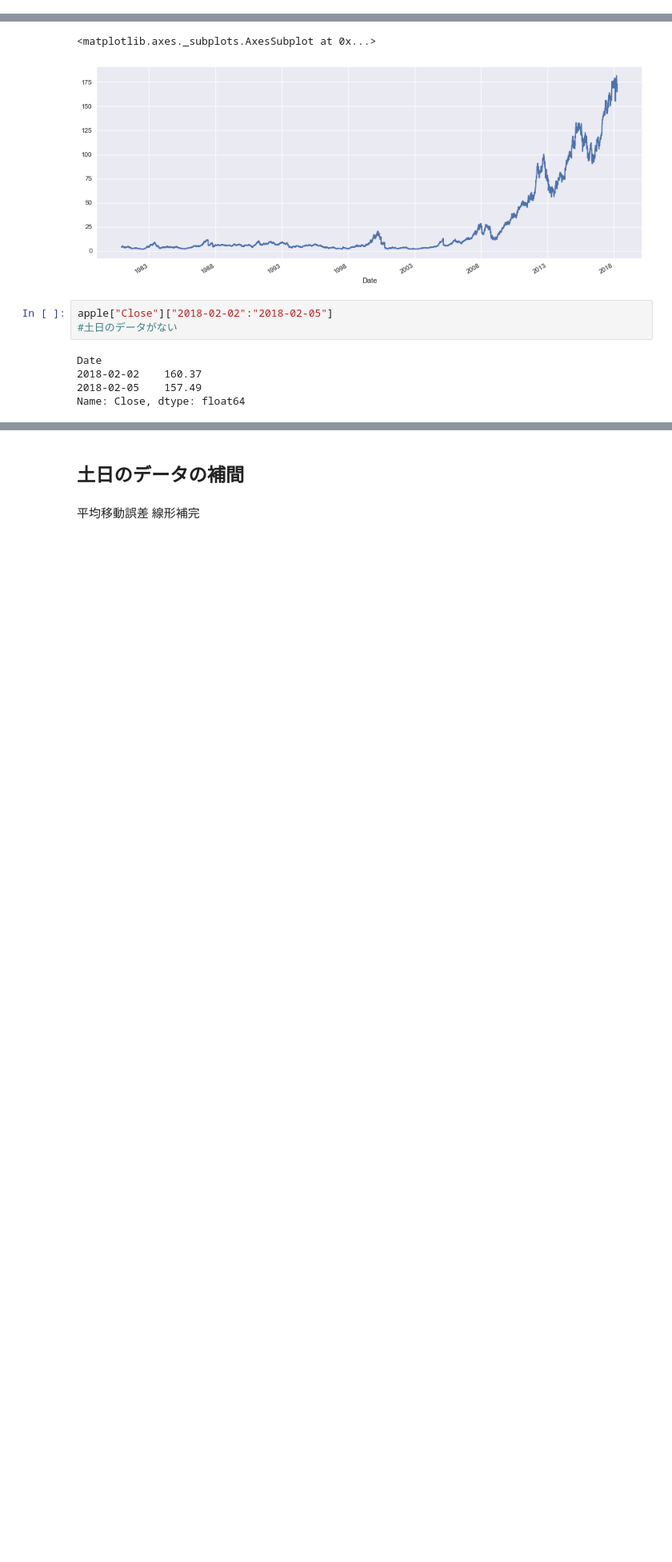
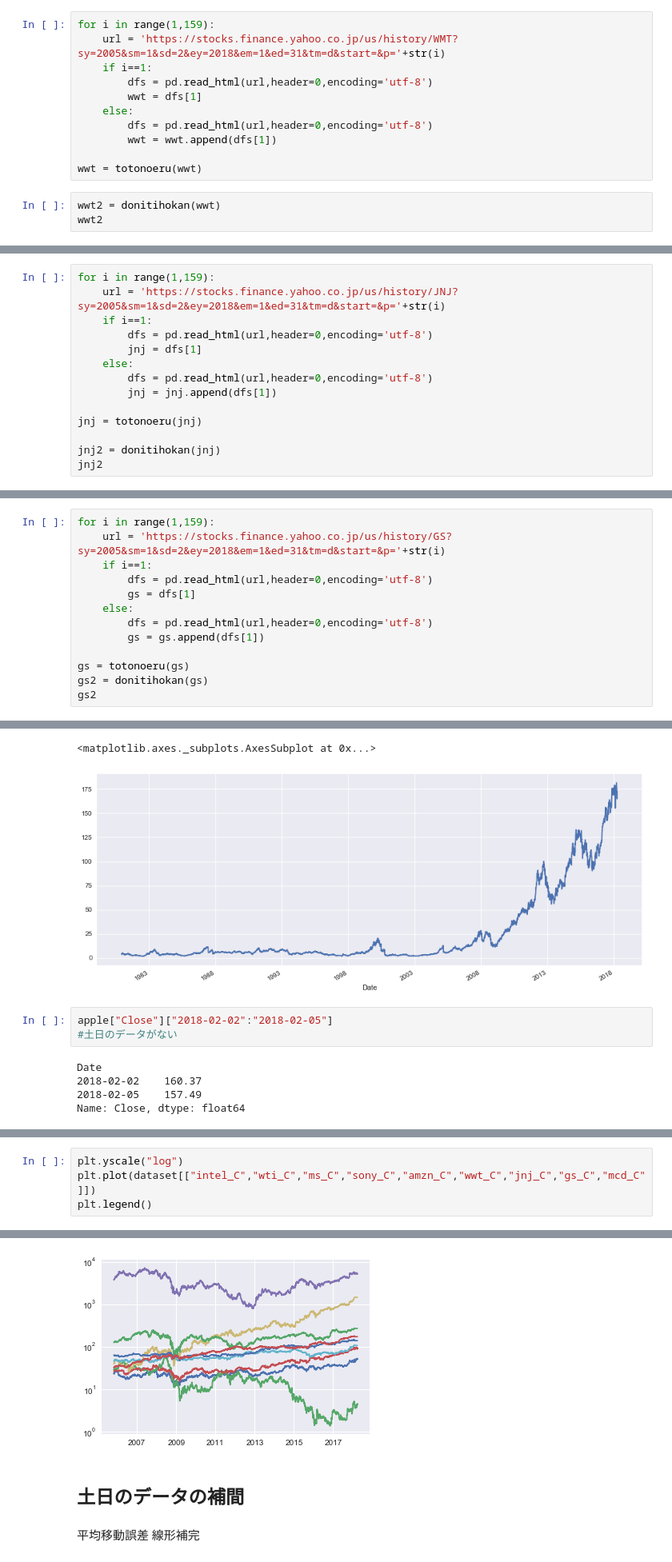
Before and after one commit to kounatsumikan/learning, a Jupyter notebook: SARIMA.ipynb, the cells around one changed output, grey strips where cells are left out. Shown at 80% size. Cells and saved outputs as stored; diff of their text form; blank space fills up the shorter version.

```diff
--- a/SARIMA.ipynb
+++ b/SARIMA.ipynb
@@ -391,0 +392,14 @@ amzn2
+# %%
+for i in range(1,159):
+    url = 'https://stocks.finance.yahoo.co.jp/us/history/WMT?sy=2005&sm=1&sd=2&ey=2018&em=1&ed=31&tm=d&start=&p='+str(i)
+    if i==1:
+        dfs = pd.read_html(url,header=0,encoding='utf-8')
+        wwt = dfs[1]
+    else:
+        dfs = pd.read_html(url,header=0,encoding='utf-8')
+        wwt = wwt.append(dfs[1])
+
+wwt = totonoeru(wwt)
+# %%
+wwt2 = donitihokan(wwt)
+wwt2
@@ -391,0 +428,14 @@ amzn2
+# %%
+for i in range(1,159):
+    url = 'https://stocks.finance.yahoo.co.jp/us/history/JNJ?sy=2005&sm=1&sd=2&ey=2018&em=1&ed=31&tm=d&start=&p='+str(i)
+    if i==1:
+        dfs = pd.read_html(url,header=0,encoding='utf-8')
+        jnj = dfs[1]
+    else:
+        dfs = pd.read_html(url,header=0,encoding='utf-8')
+        jnj = jnj.append(dfs[1])
+
+jnj = totonoeru(jnj)
+
+jnj2 = donitihokan(jnj)
+jnj2
@@ -391,0 +464,13 @@ amzn2
+# %%
+for i in range(1,159):
+    url = 'https://stocks.finance.yahoo.co.jp/us/history/GS?sy=2005&sm=1&sd=2&ey=2018&em=1&ed=31&tm=d&start=&p='+str(i)
+    if i==1:
+        dfs = pd.read_html(url,header=0,encoding='utf-8')
+        gs = dfs[1]
+    else:
+        dfs = pd.read_html(url,header=0,encoding='utf-8')
+        gs = gs.append(dfs[1])
+
+gs = totonoeru(gs)
+gs2 = donitihokan(gs)
+gs2
@@ -473,0 +669,5 @@ Name: Close, dtype: float64
+# %%
+plt.yscale("log")
+plt.plot(dataset[["intel_C","wti_C","ms_C","sony_C","amzn_C","wwt_C","jnj_C","gs_C","mcd_C"]])
+plt.legend()
+# %% [output]
@@ -474,3 +676,4 @@ Name: Close, dtype: float64
+[figure, added]
 # %% [markdown]
 ## 土日のデータの補間
 # %% [markdown]
```
Also changed, not shown: parts of 26 cells of this notebook.
